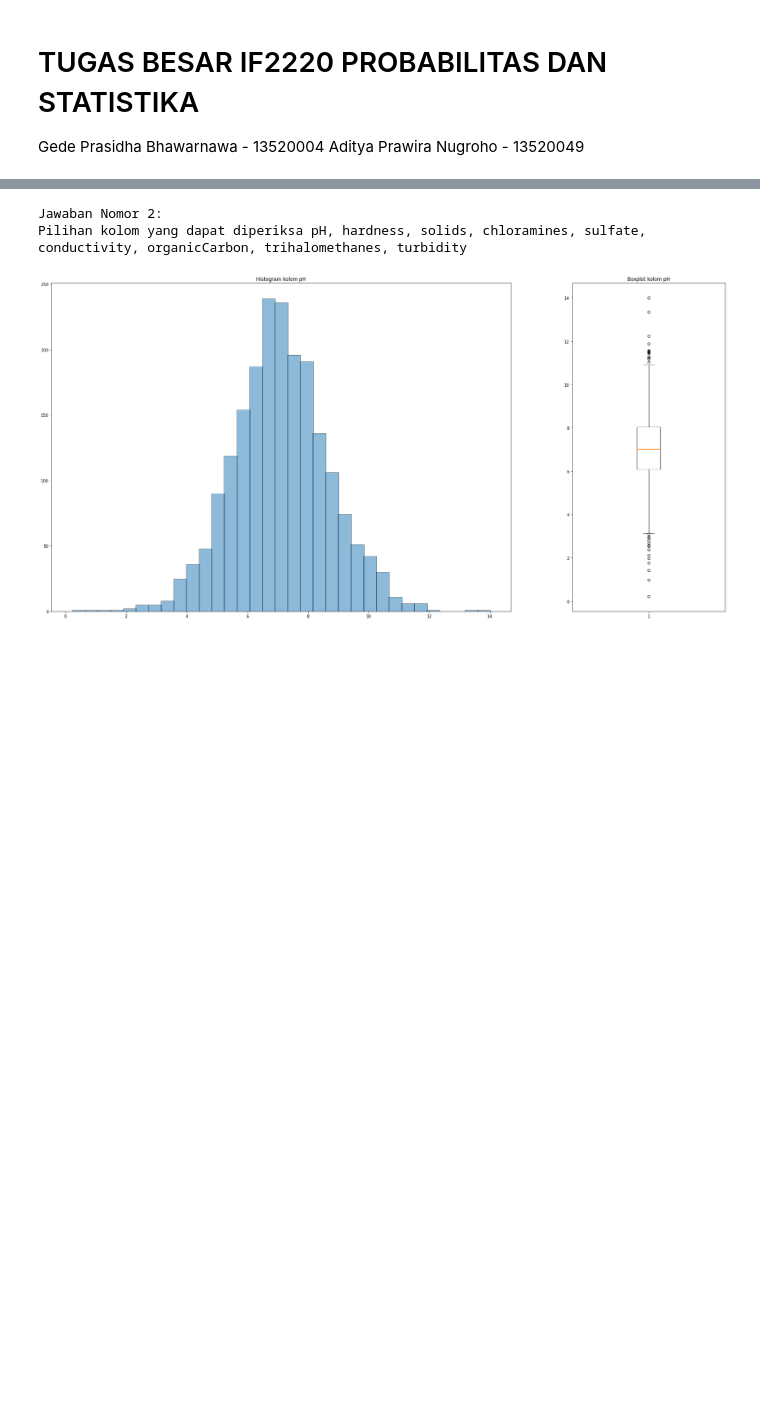
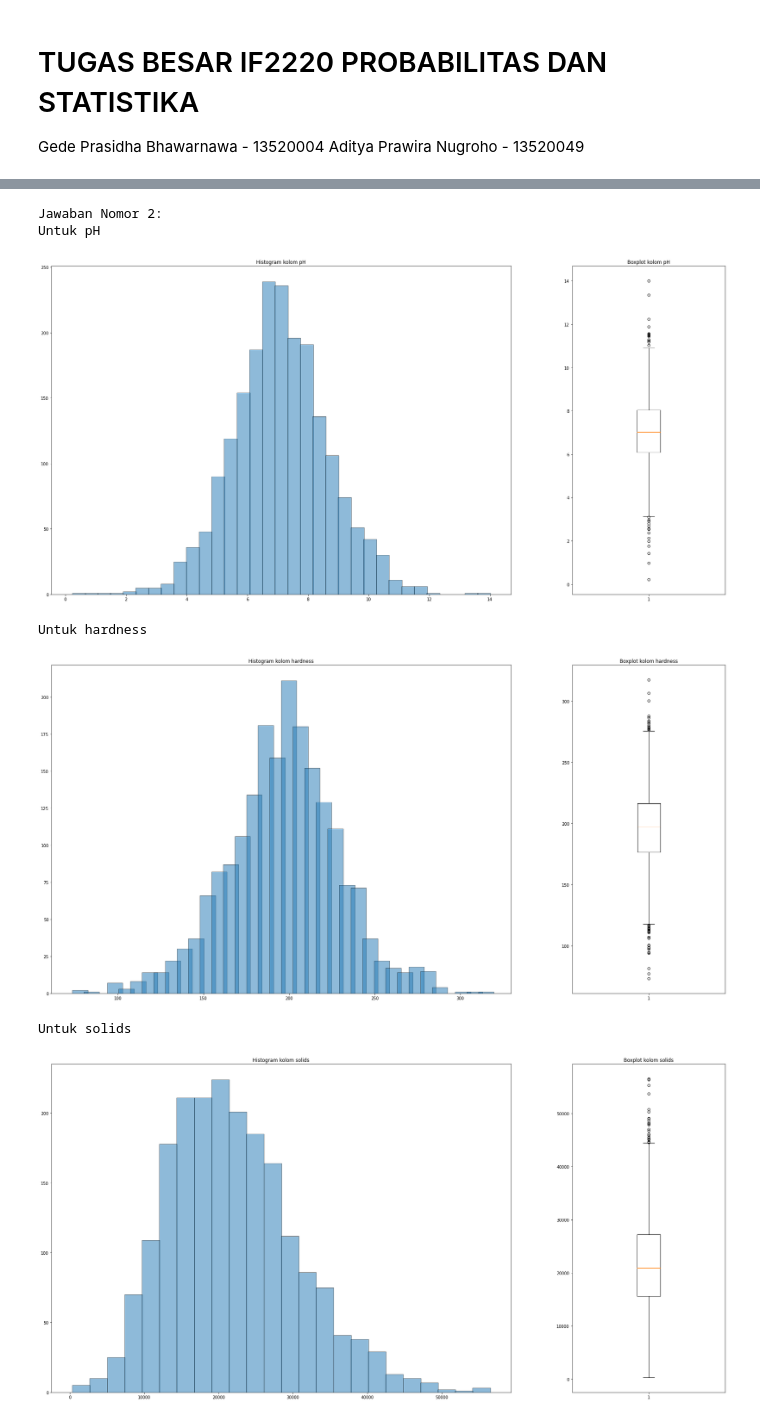
Before and after one commit to LordGedelicious/Tugas-Besar-Probstat-, a Jupyter notebook: main.ipynb, the cells around one changed output, grey strips where cells are left out. Cells and saved outputs as stored; diff of their text form; code cells hidden in the pictures; blank space fills up the shorter version.

```diff
--- a/main.ipynb
+++ b/main.ipynb
@@ -71,43 +67,36 @@ Kolom  tidak ditemukan
 # %%
 # NOMOR 2
 # Membuat Visualisasi plot distribusi, dalam bentuk histogram dan boxplot untuk setiap
 # kolom numerik. Berikan uraian penjelasan kondisi setiap kolom berdasarkan kedua plot
 # tersebut.
 print("Jawaban Nomor 2:")
-print("Pilihan kolom yang dapat diperiksa ", end="")
-for columnName in data.columns[:-2]:
-    print(columnName, end=", ")
-print(data.columns[-2])
-idxColumn = input("Masukkan nama kolom yang ingin dibuat histogram dan boxplotnya (ketik \"EXIT\" untuk keluar): ")
-hasOutputResult = False
-figure, axis = plt.subplots(1, 2, figsize=(30, 15), gridspec_kw={'width_ratios': [3, 1]})
-while not(hasOutputResult):
+for idxColumn in data.columns[:-1]:
+    print("Untuk " + idxColumn, end="")
+    figure, axis = plt.subplots(1, 2, figsize=(30, 15), gridspec_kw={'width_ratios': [3, 1]})
     if idxColumn in data.columns:
         hasOutputResult = True
         # Untuk membuat histogram
         # Dimulai dengan menentukan jumlah bin dan width yang tepat dengan menggunakan formula Scott's normal reference rule
         # Alasan penggunaan formula Sturges adalah karena secara implisit diasumsikan data yang dibentuk adalah sebuah distribusi normal
         # Rumus Scott's normal reference rule : h = (3.49 * sigma) / (n ** (1/3))
         # Dengan h adalah width, sigma adalah standar deviasi, dan n adalah jumlah data
         jumlahData = len(data[idxColumn])
         sigma = data[idxColumn].std()
         width = (3.49 * sigma) / (jumlahData ** (1/3))
 
         axis[0].hist(data[idxColumn].values, bins=math.ceil(data[idxColumn].max() / width), width=width, histtype='bar', ec='black', alpha=0.5)
         axis[0].set_title("Histogram kolom {}".format(idxColumn))
 
         # Untuk membuat boxplot
         axis[1].boxplot(data[idxColumn])
         axis[1].set_title("Boxplot kolom {}".format(idxColumn))
 
         plt.show()
-
-    elif idxColumn == "EXIT":
-        hasOutputResult = True
-    else:
-        print("Kolom {} tidak ditemukan".format(idxColumn))
-        idxColumn = input("Masukkan nama kolom yang ingin dicari histogram dan boxplotnya (ketik \"EXIT\" untuk keluar): ")
 # %% [output]
 Jawaban Nomor 2:
-Pilihan kolom yang dapat diperiksa pH, hardness, solids, chloramines, sulfate, conductivity, organicCarbon, trihalomethanes, turbidity
+Untuk pH
 [figure]
+Untuk hardness
+[figure, added]
+Untuk solids
+[figure, added]
```
Also changed, not shown: parts of 4 cells of this notebook.
